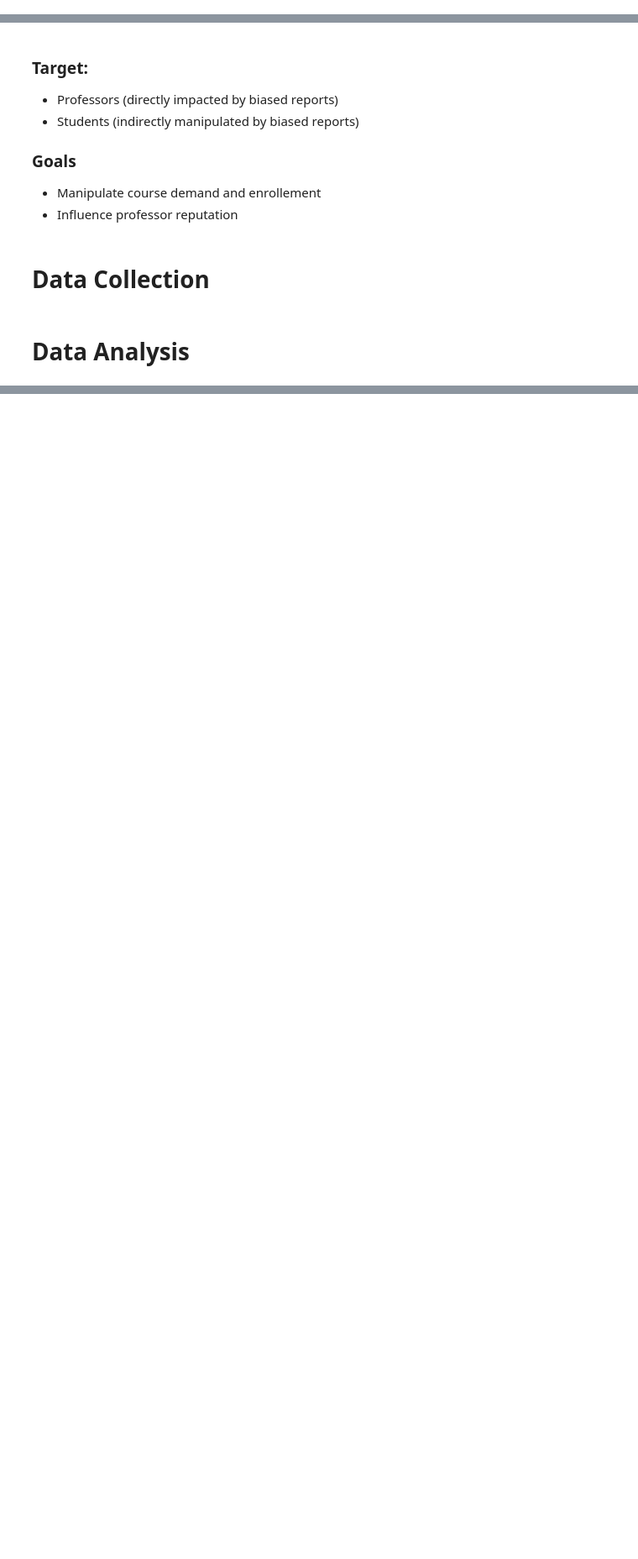
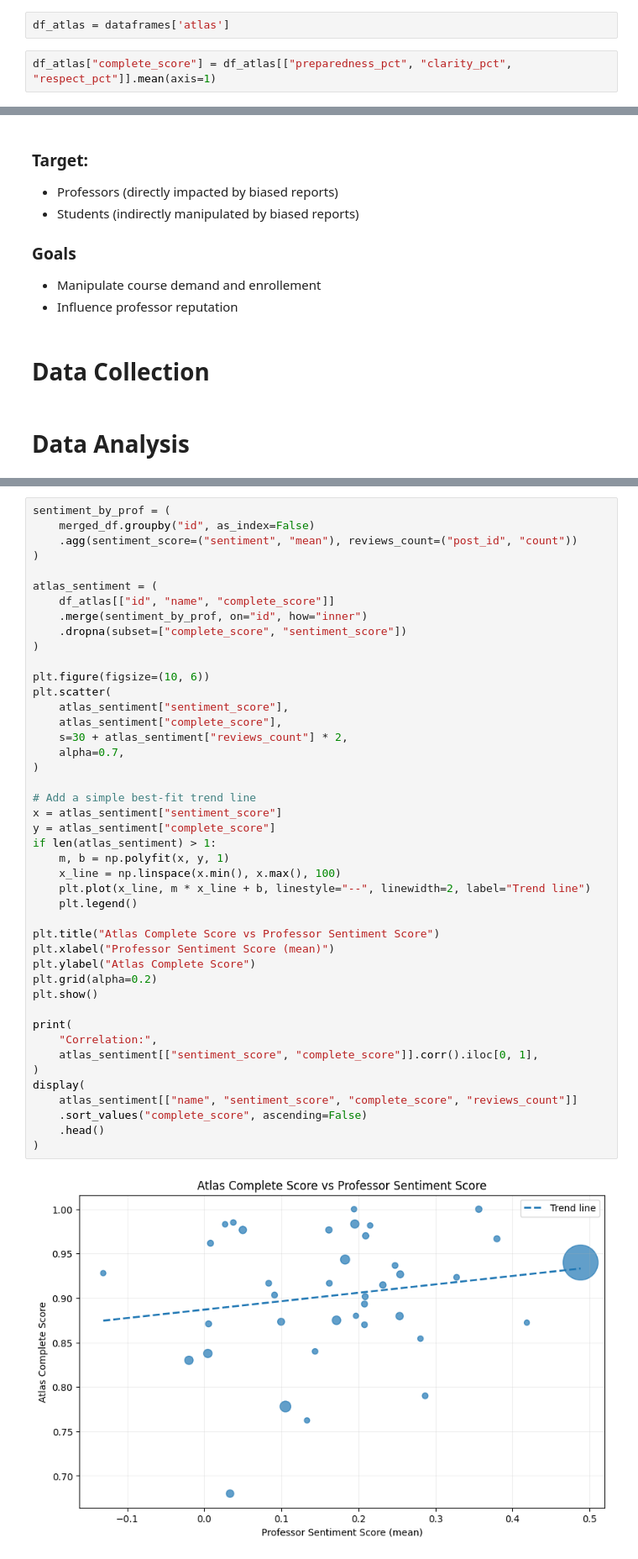
Before and after one commit to cwjng/si568-project3, a Jupyter notebook: main_project.ipynb, the cells around one changed output, grey strips where cells are left out. Shown at 84% size. Drawn from its saved outputs; the diff is of its cells as text; blank space fills up the shorter version.

```diff
--- a/main_project.ipynb
+++ b/main_project.ipynb
@@ -43,0 +73,4 @@ display(merged_df.head(1))
+# %%
+df_atlas = dataframes['atlas']
+# %%
+df_atlas["complete_score"] = df_atlas[["preparedness_pct", "clarity_pct", "respect_pct"]].mean(axis=1)
@@ -121,0 +213,46 @@ sentiment  0.607944   1.000000
+# %%
+sentiment_by_prof = (
+    merged_df.groupby("id", as_index=False)
+    .agg(sentiment_score=("sentiment", "mean"), reviews_count=("post_id", "count"))
+)
+
+atlas_sentiment = (
+    df_atlas[["id", "name", "complete_score"]]
+    .merge(sentiment_by_prof, on="id", how="inner")
+    .dropna(subset=["complete_score", "sentiment_score"])
+)
+
+plt.figure(figsize=(10, 6))
+plt.scatter(
+    atlas_sentiment["sentiment_score"],
+    atlas_sentiment["complete_score"],
+    s=30 + atlas_sentiment["reviews_count"] * 2,
+    alpha=0.7,
+)
+
+# Add a simple best-fit trend line
+x = atlas_sentiment["sentiment_score"]
+y = atlas_sentiment["complete_score"]
+if len(atlas_sentiment) > 1:
+    m, b = np.polyfit(x, y, 1)
+    x_line = np.linspace(x.min(), x.max(), 100)
+    plt.plot(x_line, m * x_line + b, linestyle="--", linewidth=2, label="Trend line")
+    plt.legend()
+
+plt.title("Atlas Complete Score vs Professor Sentiment Score")
+plt.xlabel("Professor Sentiment Score (mean)")
+plt.ylabel("Atlas Complete Score")
+plt.grid(alpha=0.2)
+plt.show()
+
+print(
+    "Correlation:",
+    atlas_sentiment[["sentiment_score", "complete_score"]].corr().iloc[0, 1],
+)
+display(
+    atlas_sentiment[["name", "sentiment_score", "complete_score", "reviews_count"]]
+    .sort_values("complete_score", ascending=False)
+    .head()
+)
+# %% [output]
+[figure, added]
```
Also changed, not shown: parts of 10 cells of this notebook, 1 other file.
